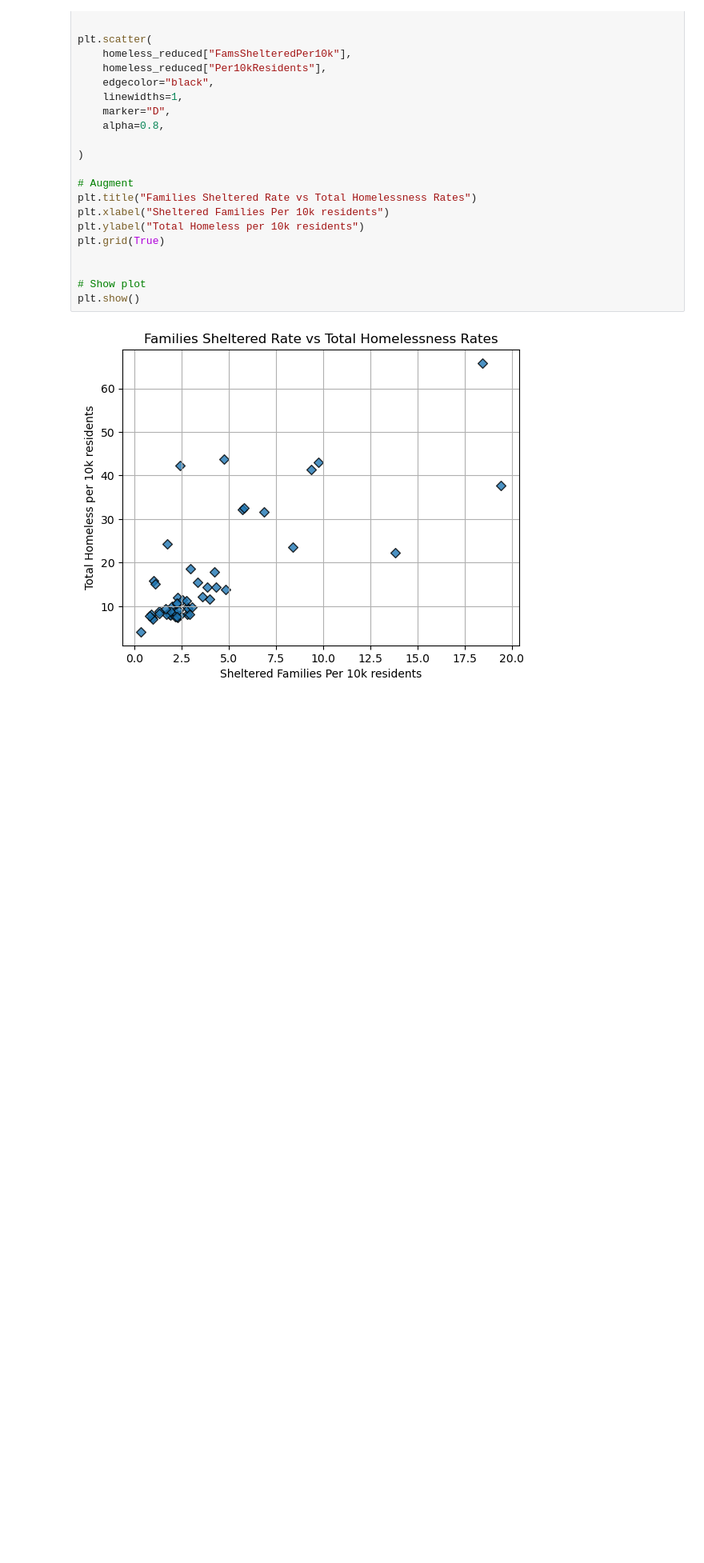
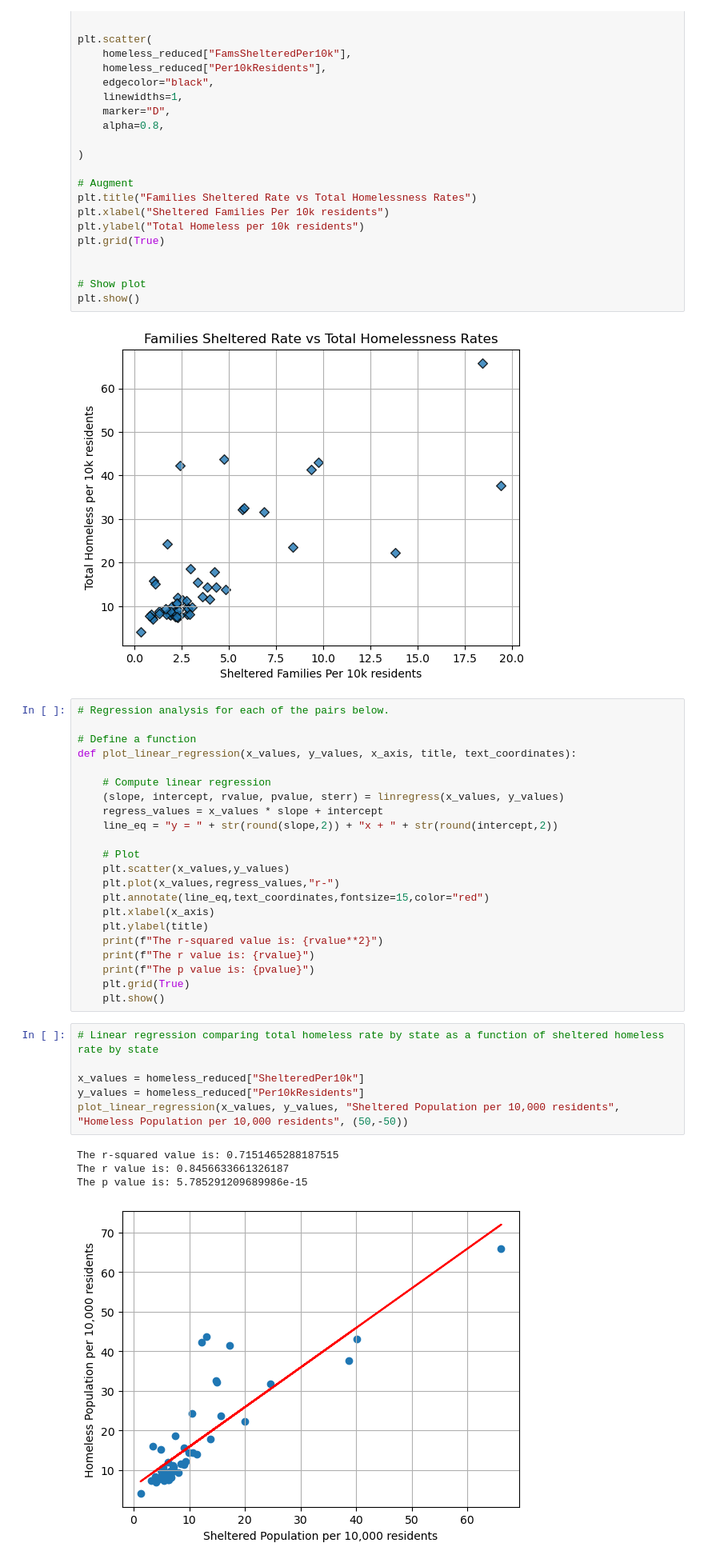
Before and after one commit to JamieKawaguchi/Homelessness-Group-Project, a Jupyter notebook: Homeless_Sheltered_02_Stats.ipynb, the cells around one changed output. Shown at 80% size. Drawn from its saved outputs; the diff is of its cells as text; blank space fills up the shorter version.

```diff
--- a/Homeless_Sheltered_02_Stats.ipynb
+++ b/Homeless_Sheltered_02_Stats.ipynb
@@ -168,3 +163,36 @@ plt.grid(True)
 plt.show()
 # %% [output]
 [figure]
+# %%
+# Regression analysis for each of the pairs below.
+
+# Define a function
+def plot_linear_regression(x_values, y_values, x_axis, title, text_coordinates):
+
+    # Compute linear regression
+    (slope, intercept, rvalue, pvalue, sterr) = linregress(x_values, y_values)
+    regress_values = x_values * slope + intercept
+    line_eq = "y = " + str(round(slope,2)) + "x + " + str(round(intercept,2))
+
+    # Plot
+    plt.scatter(x_values,y_values)
+    plt.plot(x_values,regress_values,"r-")
+    plt.annotate(line_eq,text_coordinates,fontsize=15,color="red")
+    plt.xlabel(x_axis)
+    plt.ylabel(title)
+    print(f"The r-squared value is: {rvalue**2}")
+    print(f"The r value is: {rvalue}")
+    print(f"The p value is: {pvalue}")
+    plt.grid(True)
+    plt.show()
+# %%
+# Linear regression comparing total homeless rate by state as a function of sheltered homeless rate by state
+
+x_values = homeless_reduced["ShelteredPer10k"]
+y_values = homeless_reduced["Per10kResidents"]
+plot_linear_regression(x_values, y_values, "Sheltered Population per 10,000 residents", "Homeless Population per 10,000 residents", (50,-50))
+# %% [output]
+The r-squared value is: 0.7151465288187515
+The r value is: 0.8456633661326187
+The p value is: 5.785291209689986e-15
+[figure, added]
```
Also changed, not shown: parts of 3 cells of this notebook, 4 other files.
